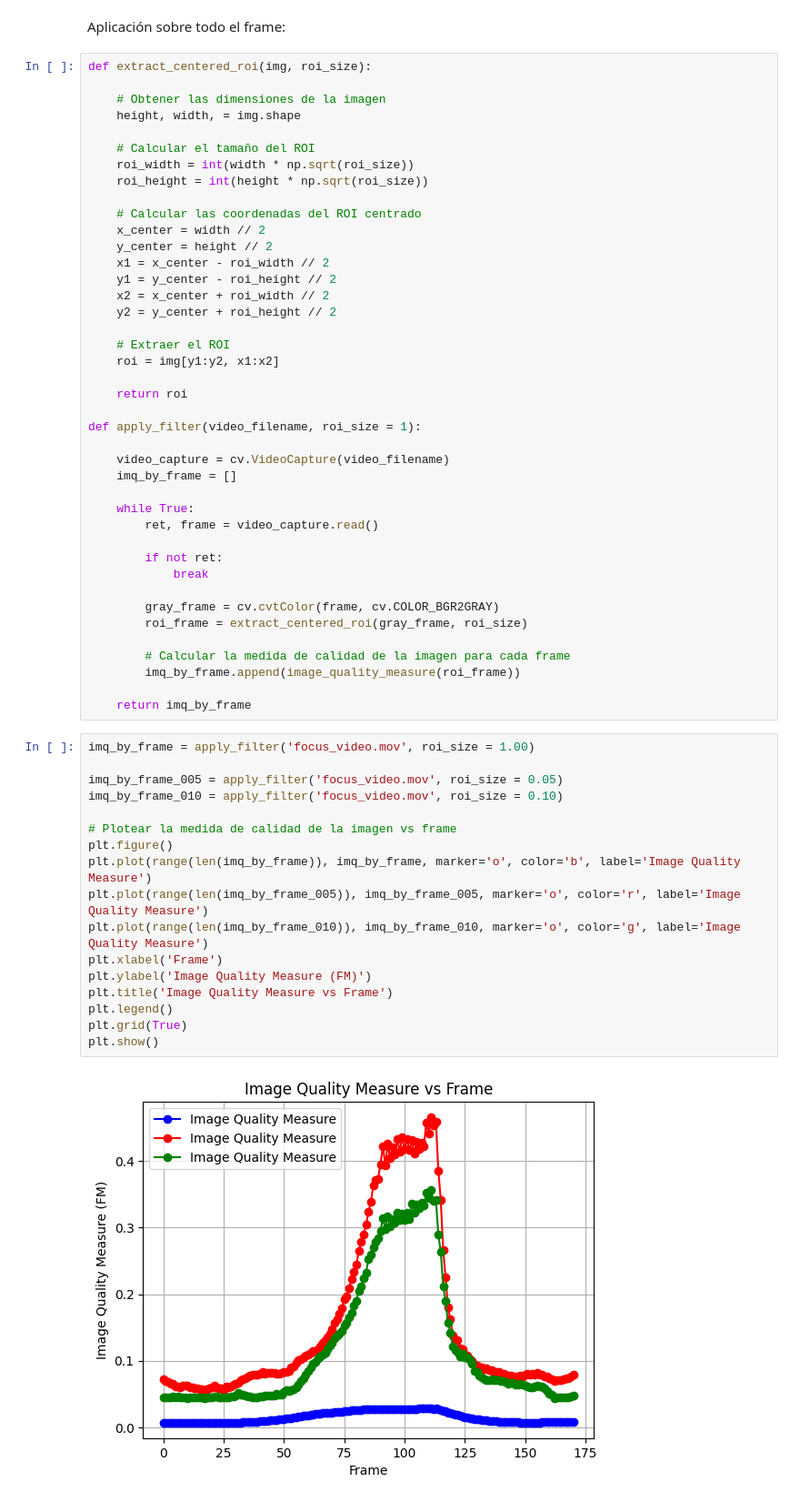
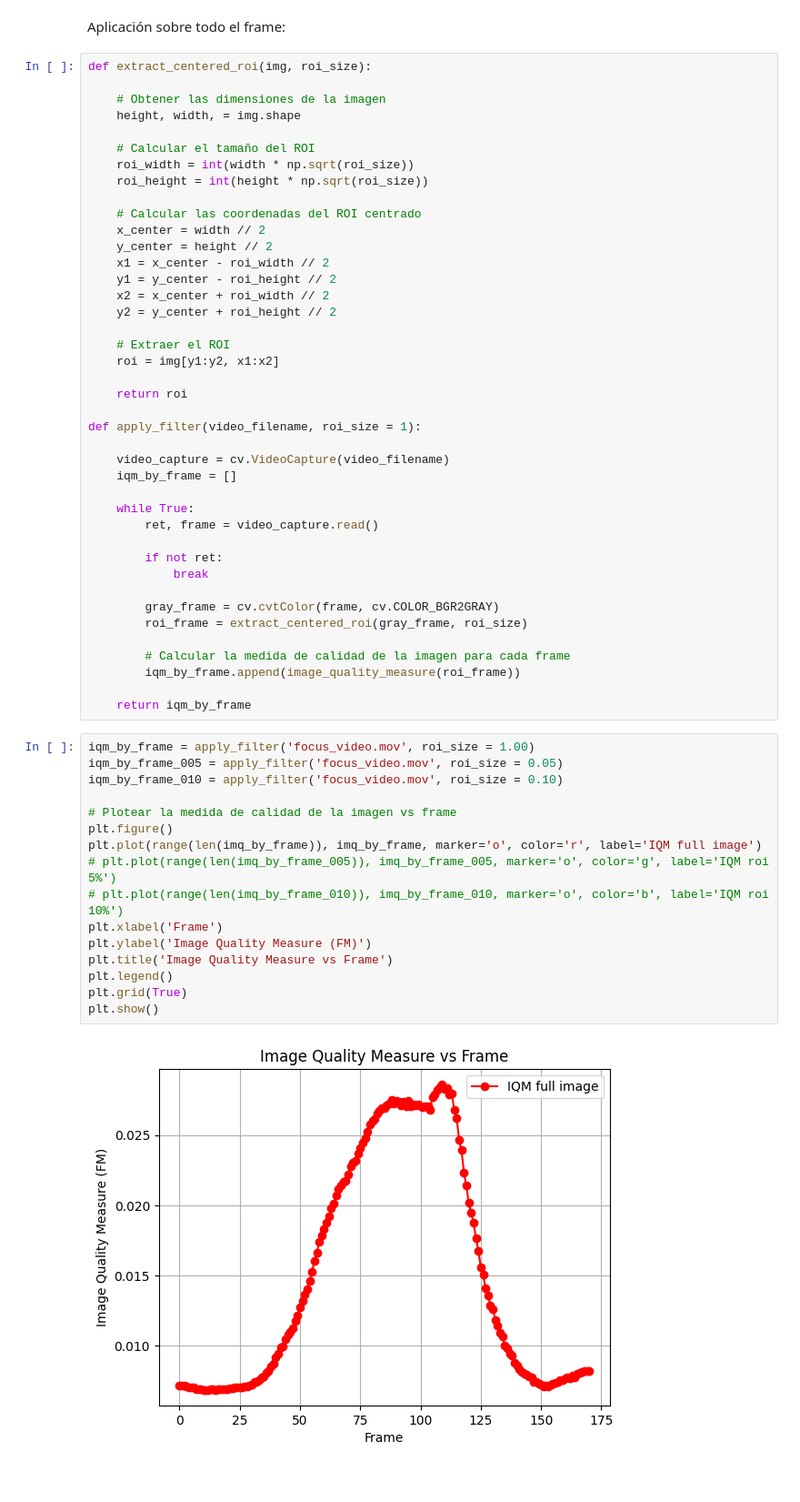
Before and after one commit to bdesia-nasa/vp1_tp2, a Jupyter notebook: VC1-TP2-0.ipynb, the cells around one changed output. Shown at 91% size. Cells and saved outputs as stored; diff of their text form.

```diff
--- a/VC1-TP2-0.ipynb
+++ b/VC1-TP2-0.ipynb
@@ -89,7 +89,7 @@ def extract_centered_roi(img, roi_size):
 def apply_filter(video_filename, roi_size = 1):
 
     video_capture = cv.VideoCapture(video_filename)
-    imq_by_frame = []
+    iqm_by_frame = []
 
     while True:
         ret, frame = video_capture.read()
@@ -101,25 +101,24 @@ def apply_filter(video_filename, roi_size = 1):
         roi_frame = extract_centered_roi(gray_frame, roi_size)
 
         # Calcular la medida de calidad de la imagen para cada frame
-        imq_by_frame.append(image_quality_measure(roi_frame))
+        iqm_by_frame.append(image_quality_measure(roi_frame))
 
-    return imq_by_frame
+    return iqm_by_frame
 # %%
-imq_by_frame = apply_filter('focus_video.mov', roi_size = 1.00)
-
-imq_by_frame_005 = apply_filter('focus_video.mov', roi_size = 0.05)
-imq_by_frame_010 = apply_filter('focus_video.mov', roi_size = 0.10)
+iqm_by_frame = apply_filter('focus_video.mov', roi_size = 1.00)
+iqm_by_frame_005 = apply_filter('focus_video.mov', roi_size = 0.05)
+iqm_by_frame_010 = apply_filter('focus_video.mov', roi_size = 0.10)
 
 # Plotear la medida de calidad de la imagen vs frame
 plt.figure()
-plt.plot(range(len(imq_by_frame)), imq_by_frame, marker='o', color='b', label='Image Quality Measure')
-plt.plot(range(len(imq_by_frame_005)), imq_by_frame_005, marker='o', color='r', label='Image Quality Measure')
-plt.plot(range(len(imq_by_frame_010)), imq_by_frame_010, marker='o', color='g', label='Image Quality Measure')
+plt.plot(range(len(imq_by_frame)), imq_by_frame, marker='o', color='r', label='IQM full image')
+# plt.plot(range(len(imq_by_frame_005)), imq_by_frame_005, marker='o', color='g', label='IQM roi 5%')
+# plt.plot(range(len(imq_by_frame_010)), imq_by_frame_010, marker='o', color='b', label='IQM roi 10%')
 plt.xlabel('Frame')
 plt.ylabel('Image Quality Measure (FM)')
 plt.title('Image Quality Measure vs Frame')
 plt.legend()
 plt.grid(True)
 plt.show()
 # %% [output]
-[figure, old version]
+[figure, new version]
```
